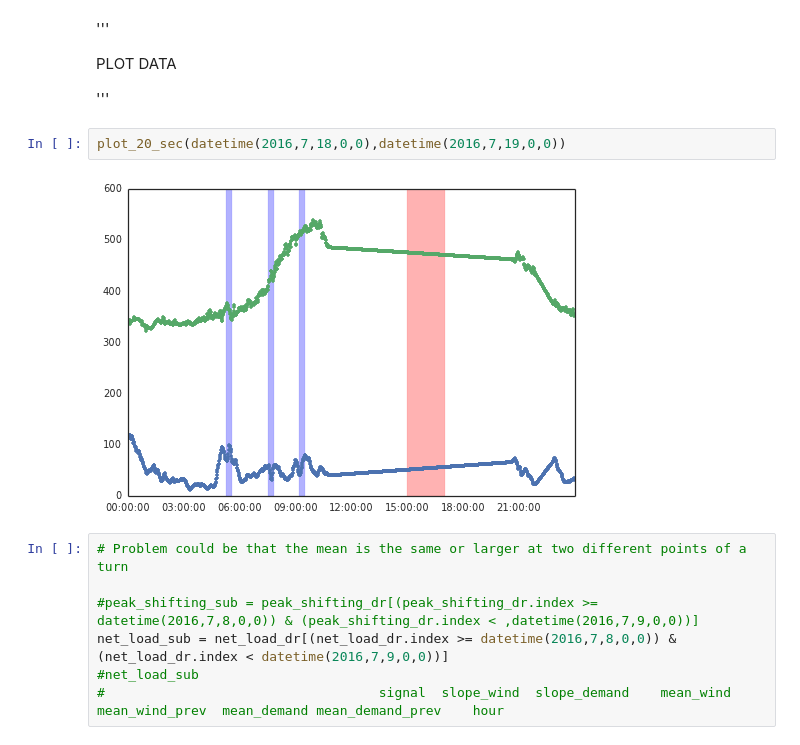
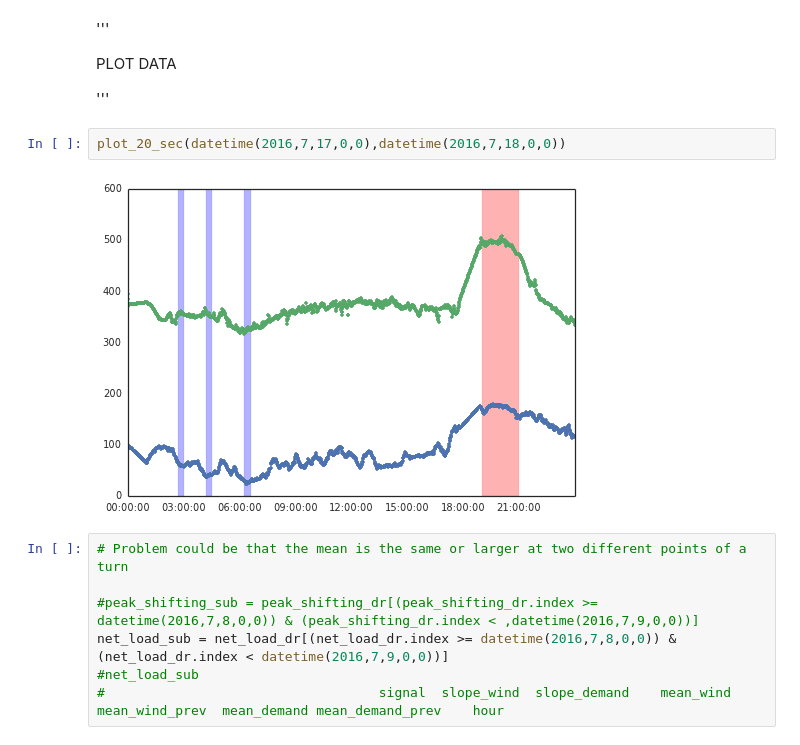
Before and after one commit to diegoleonbarido/flexbox-data-dump-analysis, a Jupyter notebook: ipynb/20sec_DR.ipynb, the cells around one changed output. Drawn from its saved outputs; the diff is of its cells as text.

```diff
--- a/ipynb/20sec_DR.ipynb
+++ b/ipynb/20sec_DR.ipynb
@@ -327,9 +326,9 @@ PLOT DATA
 
 '''
 # %%
-plot_20_sec(datetime(2016,7,18,0,0),datetime(2016,7,19,0,0))
+plot_20_sec(datetime(2016,7,17,0,0),datetime(2016,7,18,0,0))
 # %% [output]
-[figure, old version]
+[figure, new version]
 # %%
 # Problem could be that the mean is the same or larger at two different points of a turn
 
```
Also changed, not shown: parts of 3 cells of this notebook, 2 other files.
